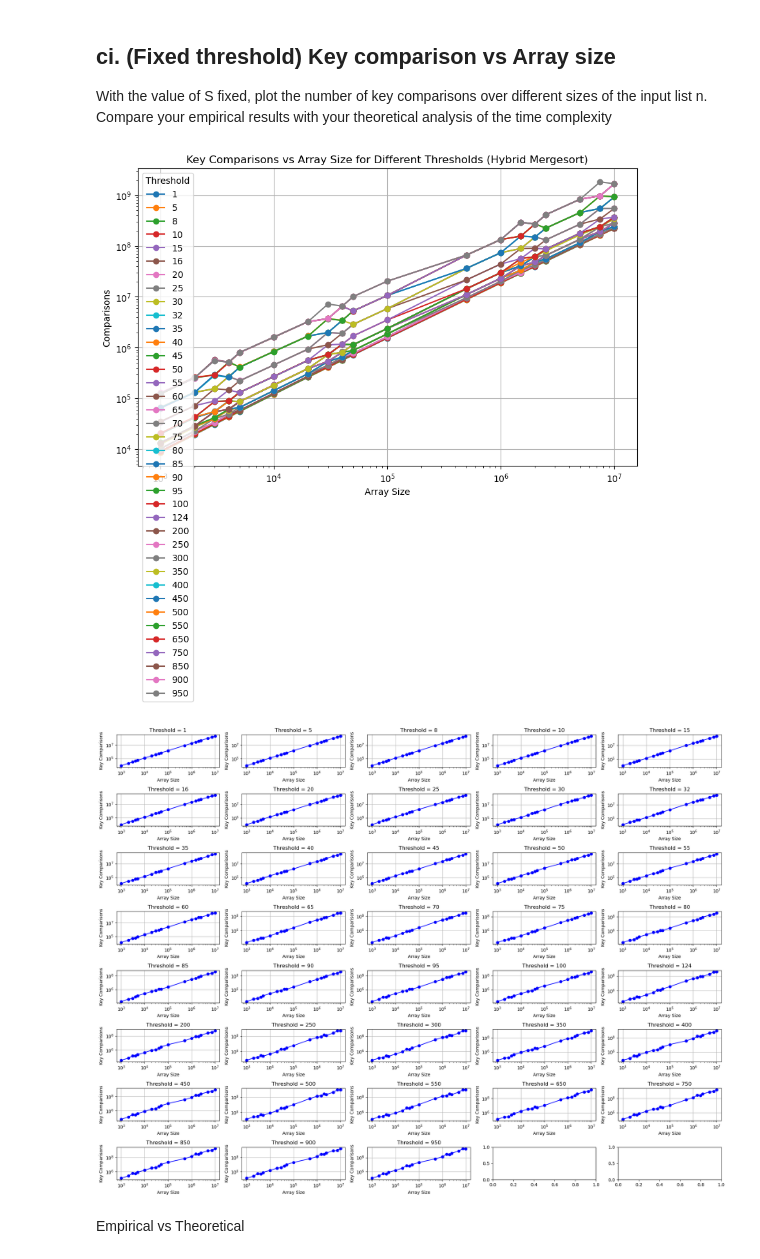
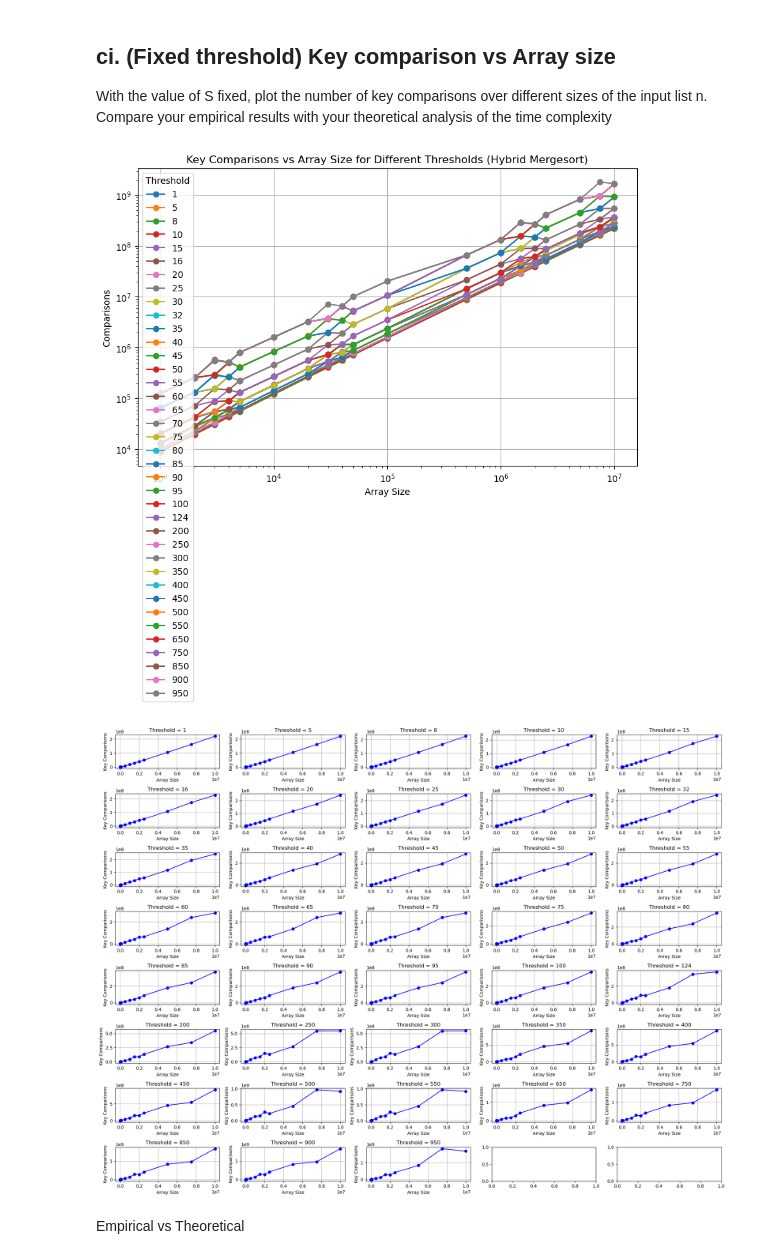
Before and after one commit to ChoWei0310/SC2001-Algorithm-Design, a Jupyter notebook: Plot Graph.ipynb, the cells around one changed output. Drawn from its saved outputs; the diff is of its cells as text; code cells hidden in the pictures.

```diff
--- a/Plot Graph.ipynb
+++ b/Plot Graph.ipynb
@@ -82,36 +82,36 @@ for Threshold, group in hybrid_df.groupby('Threshold'):
     plt.plot(group['Array Size'], group['Comparisons'], marker='o', label=f'{Threshold}')
 
 plt.title('Key Comparisons vs Array Size for Different Thresholds (Hybrid Mergesort)')
 plt.xlabel('Array Size')
 plt.ylabel('Comparisons')
 plt.legend(title="Threshold")
 plt.grid(True)
 plt.xscale('log')  # Logarithmic scale for array size if necessary
 plt.yscale('log')  # Logarithmic scale for key comparisons if necessary
 plt.show()
 
 #2. Separate graph
 fig, axes = plt.subplots(8,5, figsize=(20,15))
 axes = axes.flatten()
 
 unique_thresholds = hybrid_df['Threshold'].unique()
 for i, Threshold in enumerate(unique_thresholds):
     df_threshold = hybrid_df[hybrid_df['Threshold'] == Threshold]
 
     axes[i].plot(df_threshold['Array Size'], df_threshold['Comparisons'], marker='o', linestyle='-', color='b')
 
     axes[i].set_title(f'Threshold = {Threshold}')
     axes[i].set_xlabel('Array Size')
     axes[i].set_ylabel('Key Comparisons')
     axes[i].grid(True)
-    axes[i].set_xscale('log')  # Logarithmic scale for array size
-    axes[i].set_yscale('log')  # Logarithmic scale for key comparisons
+    #axes[i].set_xscale('log')  # Logarithmic scale for array size
+    #axes[i].set_yscale('log')  # Logarithmic scale for key comparisons
 
 plt.tight_layout()
 plt.show()
 # %% [output]
 [figure]
-[figure, old version]
+[figure, new version]
 # %% [markdown]
 Empirical vs Theoretical
 # %%
```
Also changed, not shown: parts of 2 cells of this notebook.
